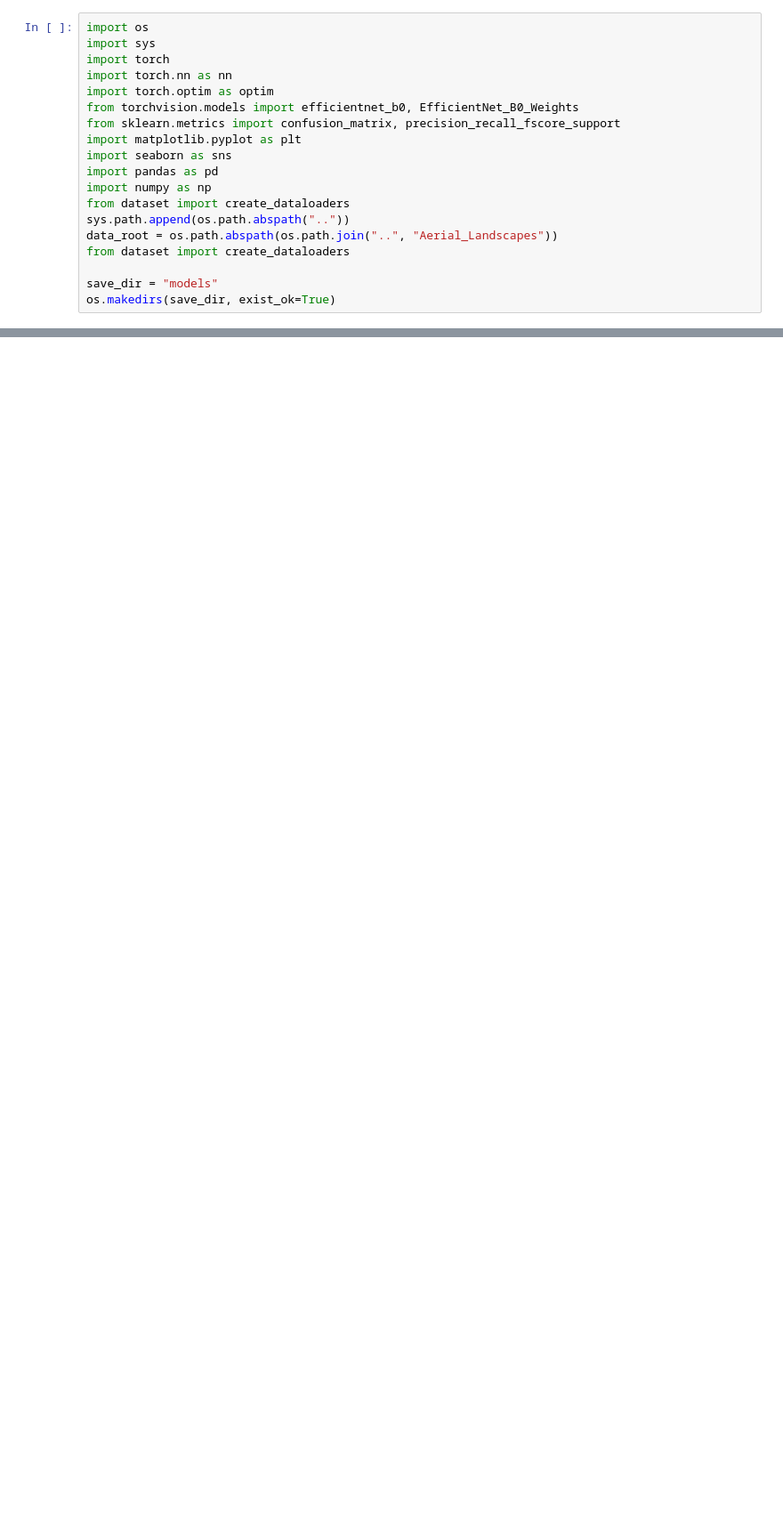
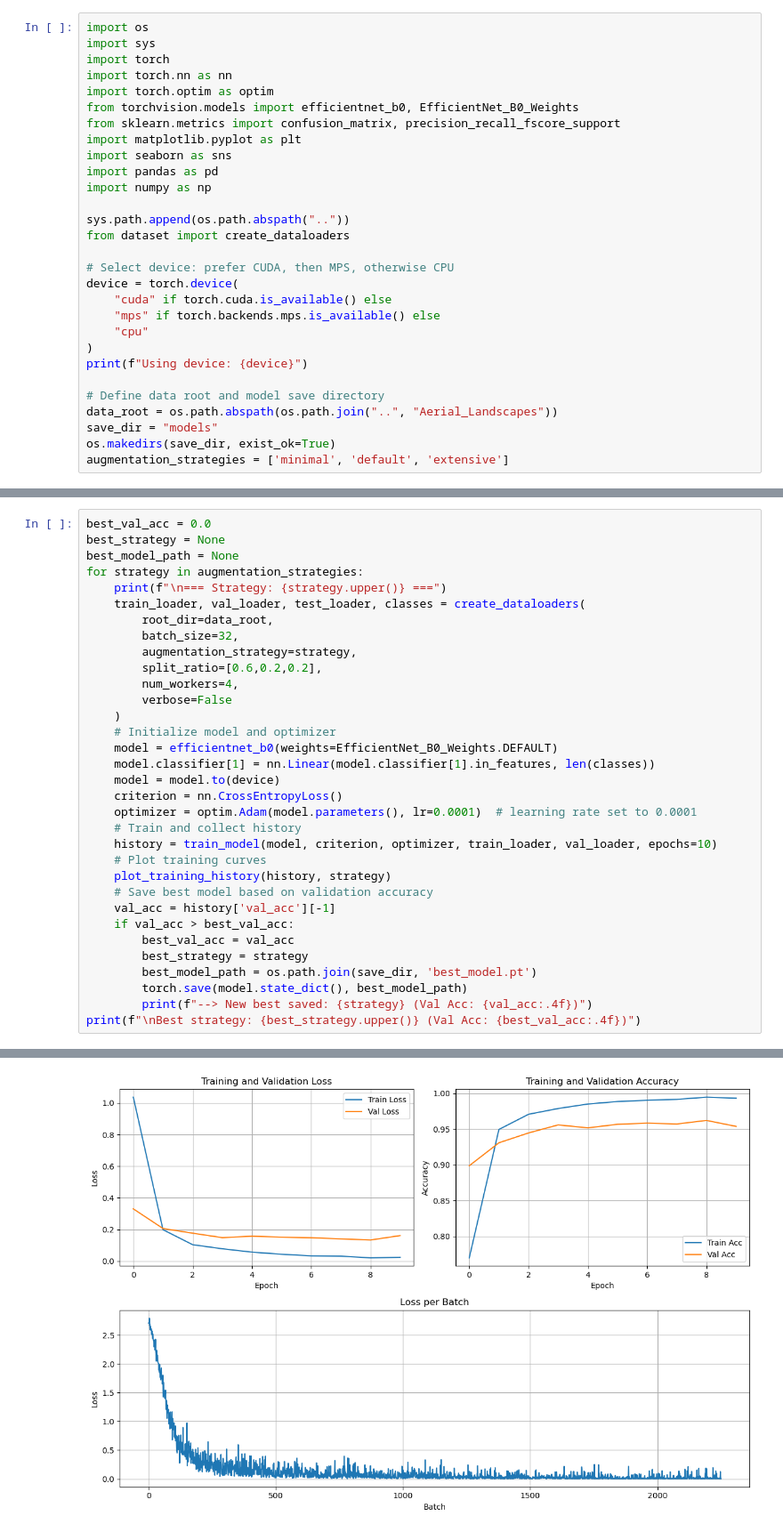
Before and after one commit to TobyZhang0/9517mango, a Jupyter notebook: EfficientNet/EfficientNet.ipynb, the cells around one changed output, grey strips where cells are left out. Shown: that part at 89% size. Cells and saved outputs as stored; diff of their text form; blank space fills up the shorter version.

```diff
--- a/EfficientNet/EfficientNet.ipynb
+++ b/EfficientNet/EfficientNet.ipynb
@@ -10,10 +13,20 @@ import matplotlib.pyplot as plt
 import seaborn as sns
 import pandas as pd
 import numpy as np
-from dataset import create_dataloaders
+
 sys.path.append(os.path.abspath(".."))
-data_root = os.path.abspath(os.path.join("..", "Aerial_Landscapes"))
 from dataset import create_dataloaders
 
+# Select device: prefer CUDA, then MPS, otherwise CPU
+device = torch.device(
+    "cuda" if torch.cuda.is_available() else
+    "mps" if torch.backends.mps.is_available() else
+    "cpu"
+)
+print(f"Using device: {device}")
+
+# Define data root and model save directory
+data_root = os.path.abspath(os.path.join("..", "Aerial_Landscapes"))
 save_dir = "models"
 os.makedirs(save_dir, exist_ok=True)
+augmentation_strategies = ['minimal', 'default', 'extensive']
@@ -271,0 +152,34 @@ Epoch 10/10 | Train Loss: 0.1607 | Train Acc: 0.9475 | Val Loss: 0.2341 | Val Ac
+# %%
+best_val_acc = 0.0
+best_strategy = None
+best_model_path = None
+for strategy in augmentation_strategies:
+    print(f"\n=== Strategy: {strategy.upper()} ===")
+    train_loader, val_loader, test_loader, classes = create_dataloaders(
+        root_dir=data_root,
+        batch_size=32,
+        augmentation_strategy=strategy,
+        split_ratio=[0.6,0.2,0.2],
+        num_workers=4,
+        verbose=False
+    )
+    # Initialize model and optimizer
+    model = efficientnet_b0(weights=EfficientNet_B0_Weights.DEFAULT)
+    model.classifier[1] = nn.Linear(model.classifier[1].in_features, len(classes))
+    model = model.to(device)
+    criterion = nn.CrossEntropyLoss()
+    optimizer = optim.Adam(model.parameters(), lr=0.0001)  # learning rate set to 0.0001
+    # Train and collect history
+    history = train_model(model, criterion, optimizer, train_loader, val_loader, epochs=10)
+    # Plot training curves
+    plot_training_history(history, strategy)
+    # Save best model based on validation accuracy
+    val_acc = history['val_acc'][-1]
+    if val_acc > best_val_acc:
+        best_val_acc = val_acc
+        best_strategy = strategy
+        best_model_path = os.path.join(save_dir, 'best_model.pt')
+        torch.save(model.state_dict(), best_model_path)
+        print(f"--> New best saved: {strategy} (Val Acc: {val_acc:.4f})")
+print(f"\nBest strategy: {best_strategy.upper()} (Val Acc: {best_val_acc:.4f})")
+# %% [output]
@@ -271,0 +197 @@ Epoch 10/10 | Train Loss: 0.1607 | Train Acc: 0.9475 | Val Loss: 0.2341 | Val Ac
+[figure, added]
```
Also changed, not shown: parts of 8 cells of this notebook.
